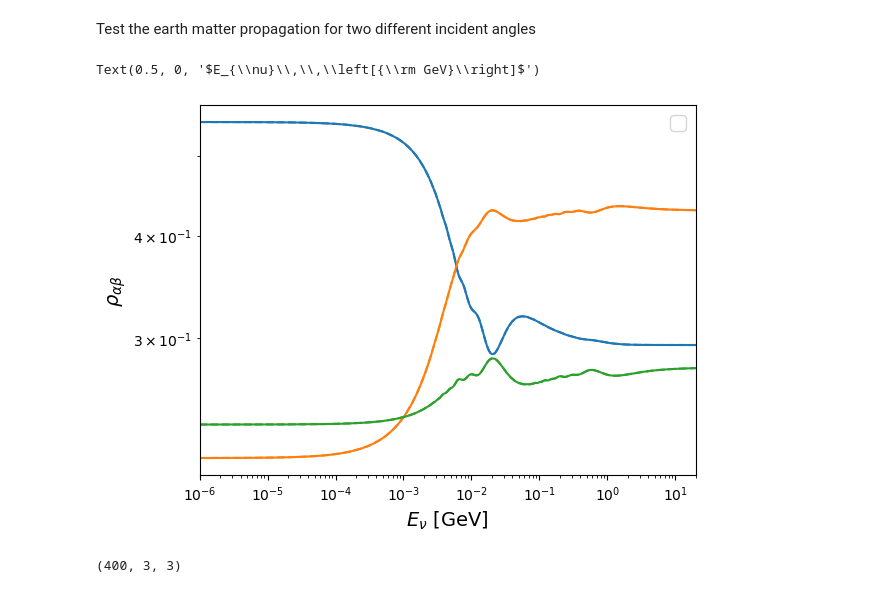
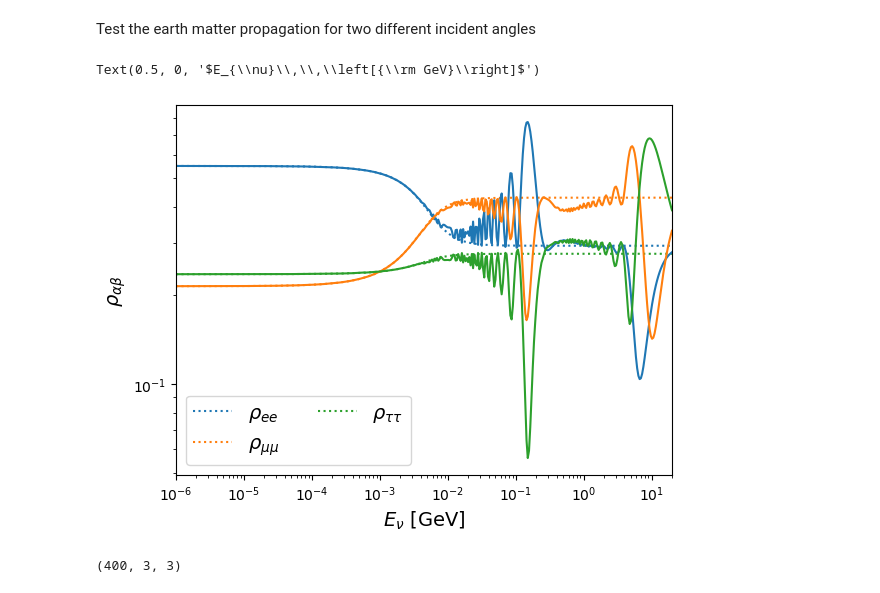
Before and after one commit to SNuDD/SNuDD, a Jupyter notebook: notebooks/earth_matter_prob.ipynb, the cells around one changed output. Saved outputs shown, nothing was run; the diff lists cells and outputs as text; code cells hidden in the pictures.

```diff
--- a/notebooks/earth_matter_prob.ipynb
+++ b/notebooks/earth_matter_prob.ipynb
@@ -42,8 +41,6 @@ density_sm = probs.DensityMatrixCalculator(sm_model).density(Enuspace, '8B')
 Test the earth matter propagation for two different incident angles
 # %%
 # test one angle
-ceta0 = 0.025
+ceta0 = 0.6
 
-
-# Old
 rho_earthceta1 = PREMprob.evolve_rhosolar(density_sm, Enuspace, ceta=ceta0)
@@ -53,33 +47,27 @@ rho_earthceta2 = PREMprobTest.evolve_rhosolar(density_sm, Enuspace, ceta=ceta0)
 # %%
 # Plot solar only
-# plt.loglog(Enuspace,abs(density_sm[:, 0,0]),  label=r'$\rho_{ee}$',
-#             color="tab:blue")
-# plt.loglog(Enuspace,abs(density_sm[:, 1,1]),  label=r'$\rho_{\mu\mu}$',
-#            color="tab:orange")
-# plt.loglog(Enuspace,abs(density_sm[:, 2,2]),  label=r'$\rho_{\tau\tau}$',
-#            color="tab:green")
+plt.loglog(Enuspace,abs(density_sm[:, 0,0]), ls=':',  label=r'$\rho_{ee}$', color="tab:blue")
+plt.loglog(Enuspace,abs(density_sm[:, 1,1]), ls=':',  label=r'$\rho_{\mu\mu}$', color="tab:orange")
+plt.loglog(Enuspace,abs(density_sm[:, 2,2]), ls=':',  label=r'$\rho_{\tau\tau}$',color="tab:green")
 
 
 # Plot Earth + solar -- old
-plt.loglog(Enuspace,abs(rho_earthceta1[:, 0,0]), ls='--', color="tab:blue" )
-plt.loglog(Enuspace,abs(rho_earthceta1[:, 1,1]), ls='--', color="tab:orange" )
-plt.loglog(Enuspace,abs(rho_earthceta1[:, 2,2]), ls='--', color="tab:green" )
+plt.loglog(Enuspace,abs(rho_earthceta1[:, 0,0]), ls='-', color="tab:blue" )
+plt.loglog(Enuspace,abs(rho_earthceta1[:, 1,1]), ls='-', color="tab:orange" )
+plt.loglog(Enuspace,abs(rho_earthceta1[:, 2,2]), ls='-', color="tab:green" )
 
-# Plot Earth + solar -- vectorized
-plt.loglog(Enuspace,abs(rho_earthceta2[:, 0,0]), ls='-',  color="tab:blue" )
-plt.loglog(Enuspace,abs(rho_earthceta2[:, 1,1]), ls='-',  color="tab:orange" )
-plt.loglog(Enuspace,abs(rho_earthceta2[:, 2,2]), ls='-',  color="tab:green" )
+
 
 
 
 plt.xlim(xmin=1e-6, xmax=2.0e1)
 
 plt.ylabel(r'$\rho_{\alpha\beta}$', size=14)
 plt.legend(fontsize=14, ncol=2)
 plt.xlabel(r'$E_{\nu}\,\,\left[{\rm GeV}\right]$', size=14)
 # %% [output]
 Text(0.5, 0, '$E_{\\nu}\\,\\,\\left[{\\rm GeV}\\right]$')
-[figure, old version]
+[figure, new version]
 # %%
 np.shape(rho_earthceta1)
 # %% [output]
```
Also changed, not shown: parts of 2 cells of this notebook, 4 other files.
